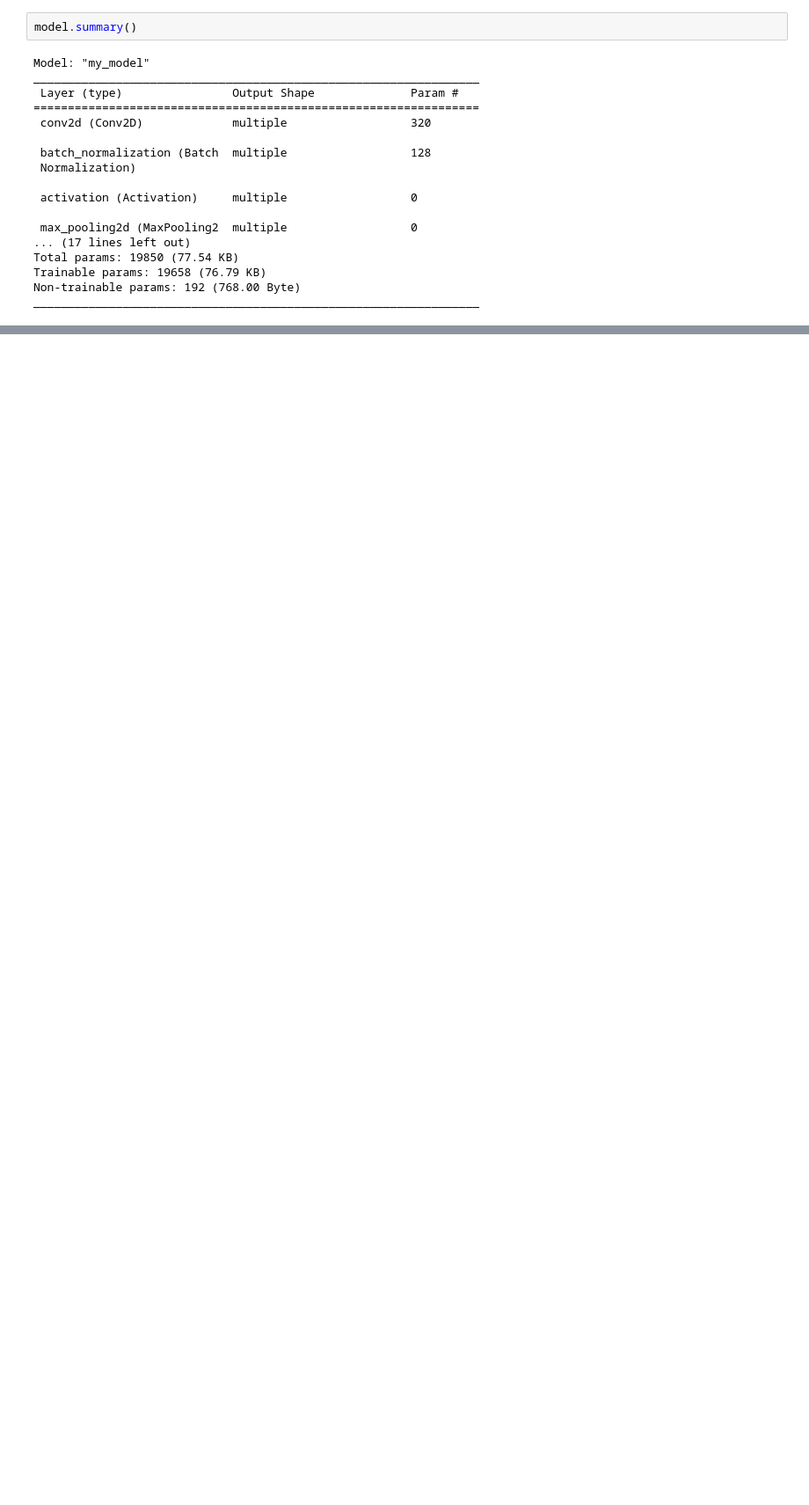
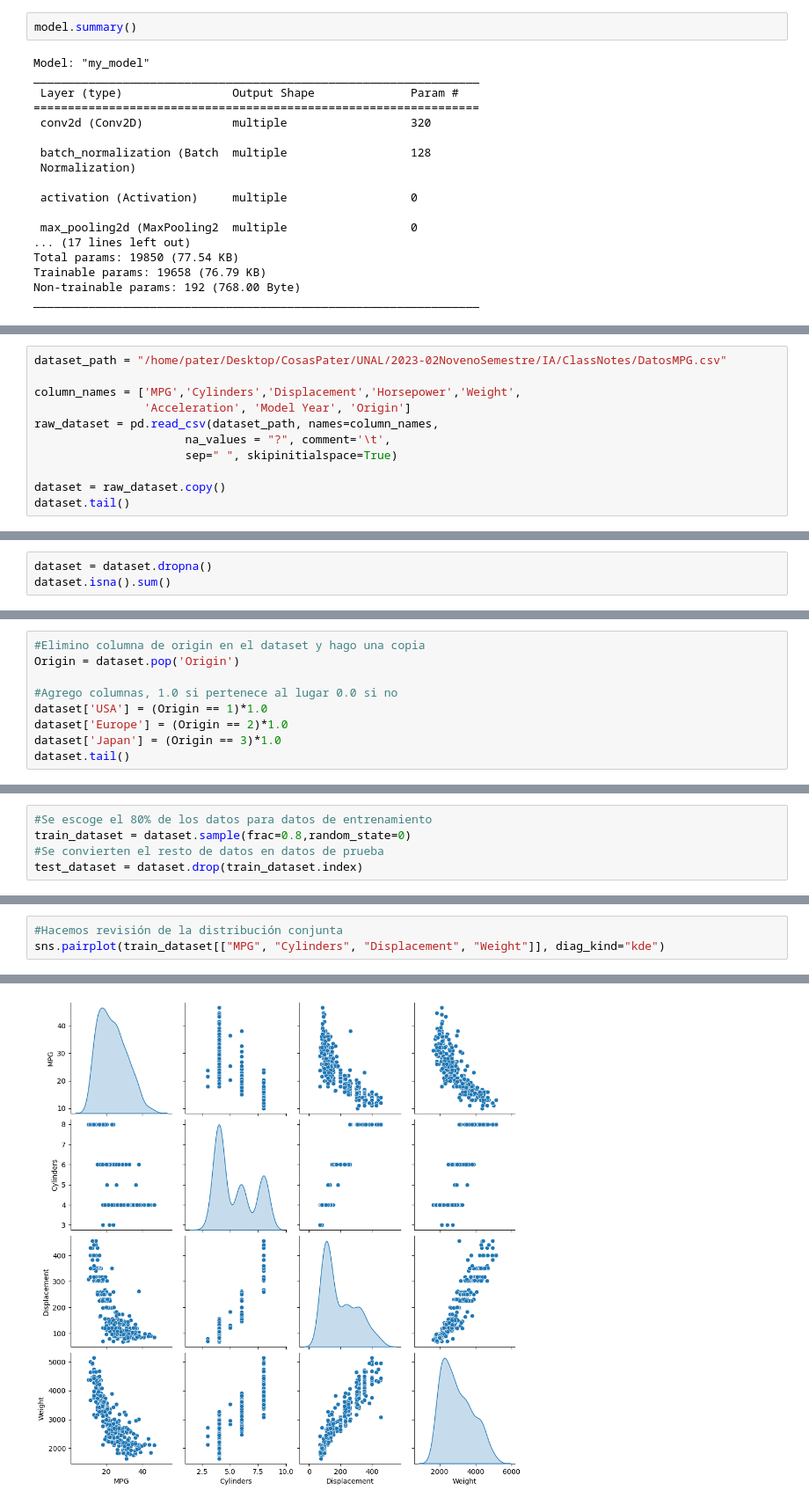
Before and after one commit to drojaspater/ArtificialIntelligence, a Jupyter notebook: ClassNotes/NotasIA.ipynb, the cells around one changed output, grey strips where cells are left out. Shown: that part at 88% size. Drawn from its saved outputs; the diff is of its cells as text; blank space fills up the shorter version.

Commit message:
Regression Model with keras

```diff
--- a/ClassNotes/NotasIA.ipynb
+++ b/ClassNotes/NotasIA.ipynb
@@ -377,0 +417,11 @@ Las librerias utilizadas para esta practica seran:
+# %%
+dataset_path = "/home/pater/Desktop/CosasPater/UNAL/2023-02NovenoSemestre/IA/ClassNotes/DatosMPG.csv"
+
+column_names = ['MPG','Cylinders','Displacement','Horsepower','Weight',
+                'Acceleration', 'Model Year', 'Origin']
+raw_dataset = pd.read_csv(dataset_path, names=column_names,
+                      na_values = "?", comment='\t',
+                      sep=" ", skipinitialspace=True)
+
+dataset = raw_dataset.copy()
+dataset.tail()
@@ -377,0 +453,3 @@ Las librerias utilizadas para esta practica seran:
+# %%
+dataset = dataset.dropna()
+dataset.isna().sum()
@@ -377,0 +468,9 @@ Las librerias utilizadas para esta practica seran:
+# %%
+#Elimino columna de origin en el dataset y hago una copia
+Origin = dataset.pop('Origin')
+
+#Agrego columnas, 1.0 si pertenece al lugar 0.0 si no
+dataset['USA'] = (Origin == 1)*1.0
+dataset['Europe'] = (Origin == 2)*1.0
+dataset['Japan'] = (Origin == 3)*1.0
+dataset.tail()
@@ -377,0 +487,5 @@ Las librerias utilizadas para esta practica seran:
+# %%
+#Se escoge el 80% de los datos para datos de entrenamiento
+train_dataset = dataset.sample(frac=0.8,random_state=0)
+#Se convierten el resto de datos en datos de prueba
+test_dataset = dataset.drop(train_dataset.index)
@@ -377,0 +498,4 @@ Las librerias utilizadas para esta practica seran:
+# %%
+#Hacemos revisión de la distribución conjunta
+sns.pairplot(train_dataset[["MPG", "Cylinders", "Displacement", "Weight"]], diag_kind="kde")
+# %% [output]
@@ -377,0 +503 @@ Las librerias utilizadas para esta practica seran:
+[figure, added]
```
Also changed, not shown: parts of 33 cells of this notebook, 4 other files.
